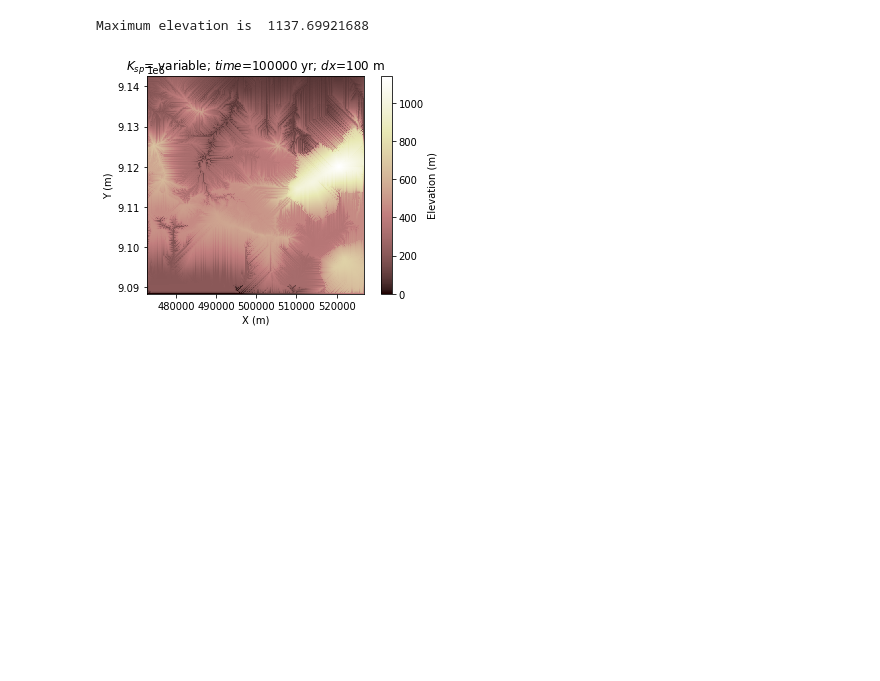
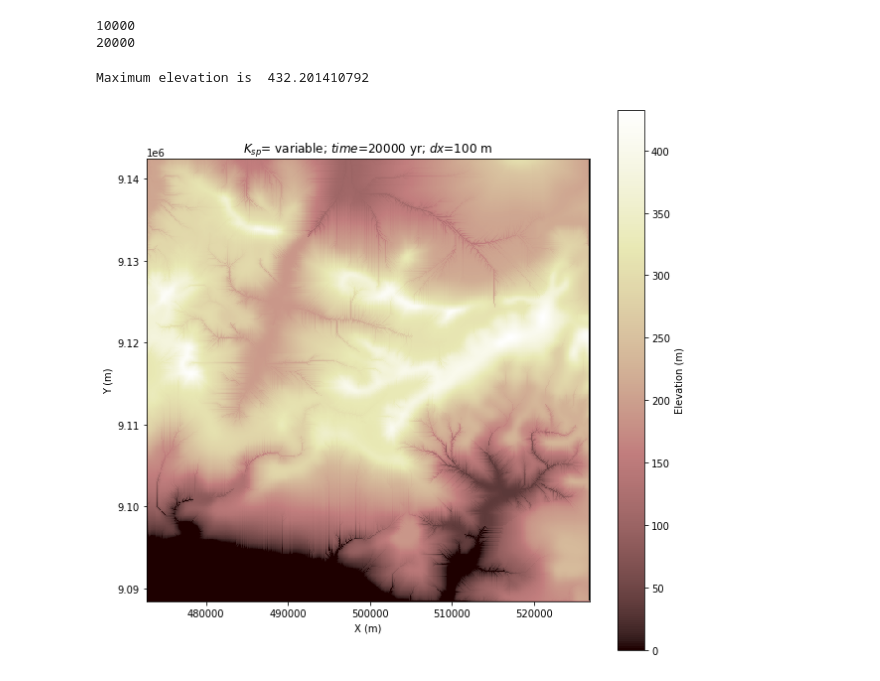
Before and after one commit to aluthfian/river_landlab, a Jupyter notebook: bengawan_solo_100k_var_uplift.ipynb, the cells around one changed output. Drawn from its saved outputs; the diff is of its cells as text; code cells hidden in the pictures; blank space fills up the shorter version.

```diff
--- a/bengawan_solo_100k_var_uplift.ipynb
+++ b/bengawan_solo_100k_var_uplift.ipynb
@@ -12,6 +12,10 @@ from landlab.components import (
     SteepnessFinder,
     StreamPowerEroder,
 )
+
+%matplotlib inline
+plt.rcParams['figure.figsize'] = [10,10]
+plt.rcParams['figure.facecolor']='white'
 # %%
 (mg, z) = read_esri_ascii("land_pre_river_natural.asc", name="topographic__elevation")
 
@@ -20,4 +26,14 @@ from landlab.components import (
 (_, K_sp) = read_esri_ascii("ksp_coeff_nonan.asc")
 (_, uplift_rate) = read_esri_ascii("uplift_coeff_metre_p_year_nonan.asc")
 #uplift_rate = np.ones(mg.number_of_nodes) * 0.0001
+# %%
+# Add noise to DEM data
+
+np.random.seed(35)  # seed set so our figures are reproducible
+mg_noise = (
+    np.random.randn(mg.number_of_nodes) / 1000.0
+)  # intial noise on elevation gri
+
+# elevation plus noise
+z += mg_noise
 # %%
@@ -63,26 +71,41 @@ theta = m_sp / n_sp
 sf = SteepnessFinder(mg, reference_concavity=theta, min_drainage_area=1000.0)
 # initialize the component that will calculate the chi index
 cf = ChiFinder(mg, min_drainage_area=100.0, reference_concavity=theta, use_true_dx=True)
+# %%
+tmax = 2e4  # time for the model to run [yr] (Original value was 5E5 yr)
+dt = 5000 # time step [yr] (Original value was 100 yr)
+total_time = 0  # amount of time the landscape has evolved [yr]
+# total_time will increase as you keep running the code.
+
+t = np.arange(0, tmax, dt)  # each of the time steps that the code will run
 # %%
 for ti in t:
     z[mg.core_nodes] += uplift_rate[mg.core_nodes] * dt  # uplift the landscape
+    mg_noise = (
+    np.random.randn(mg.number_of_nodes) / 1000.0
+    )  # intial noise on elevation gri
+    z += mg_noise
     frr.run_one_step()  # route flow
     spr.run_one_step(dt)  # fluvial incision
     total_time += dt  # update time keeper
-    print(total_time)
+    if total_time%10000==0:
+        print(total_time)
+# %% [output]
+10000
+20000
 # %%
 min_z = np.nanmin(z)
 max_z = np.nanmax(z)
 
-imshow_grid(mg, "topographic__elevation", grid_units=("m", "m"), var_name="Elevation (m)", limits=(min_z, max_z))
+imshow_grid(mg, "topographic__elevation", grid_units=("m", "m"), var_name="Elevation (m)", limits=(0, max_z))
 title_text = f"$K_{{sp}}$= variable; $time$={total_time} yr; $dx$=100 m"
 plt.title(title_text)
 
 max_elev = np.nanmax(z)
 print("Maximum elevation is ", np.nanmax(z))
 # %% [output]
-Maximum elevation is  1137.69921688
+Maximum elevation is  432.201410792
-[figure, old version]
+[figure, new version]
 # %%
 # profile the largest channels, set initially to find the mainstem channel in the three biggest watersheds
 # you can change the number of watersheds, or choose to plot all the channel segments in the watershed that
```
Also changed, not shown: parts of 5 cells of this notebook, 1 other file.
